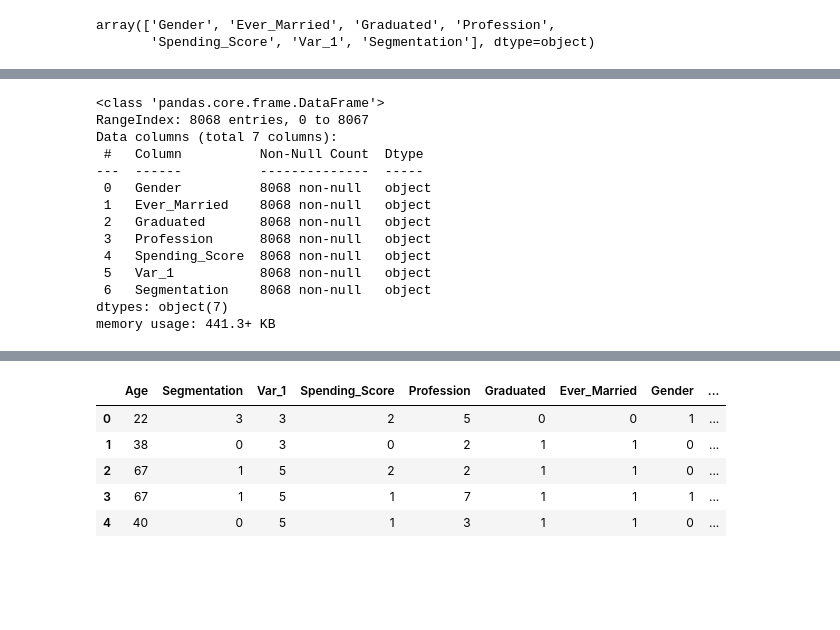
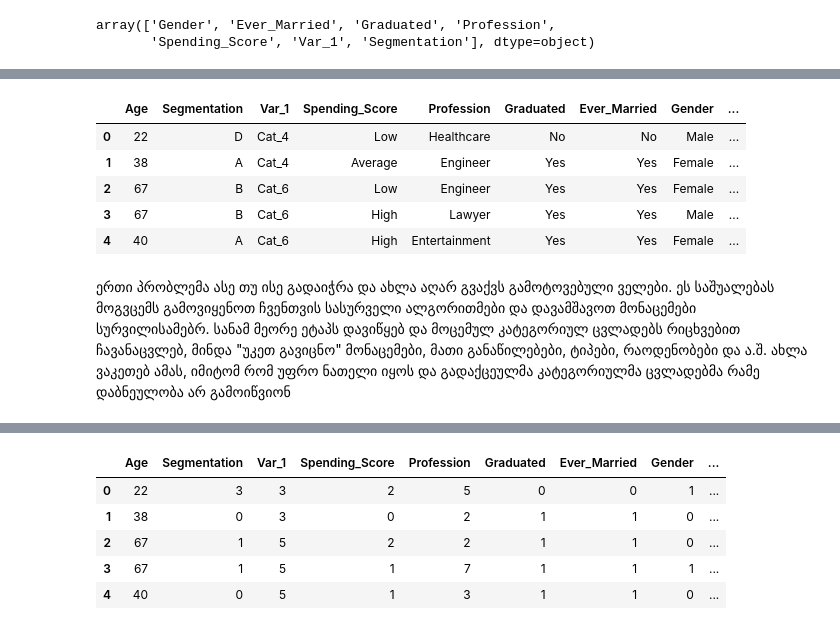
Before and after one commit to Mordyyy/Customer-Segmentation, a Jupyter notebook: Aroba18.ipynb, the cells around one changed output, grey strips where cells are left out. Drawn from its saved outputs; the diff is of its cells as text; code cells hidden in the pictures; blank space fills up the shorter version.

```diff
--- a/Aroba18.ipynb
+++ b/Aroba18.ipynb
@@ -114,23 +95,18 @@ memory usage: 189.2 KB
-# %%
-cat_data.info()
-# %% [output]
-<class 'pandas.core.frame.DataFrame'>
-RangeIndex: 8068 entries, 0 to 8067
-Data columns (total 7 columns):
- #   Column          Non-Null Count  Dtype
----  ------          --------------  -----
- 0   Gender          8068 non-null   object
- 1   Ever_Married    8068 non-null   object
- 2   Graduated       8068 non-null   object
- 3   Profession      8068 non-null   object
- 4   Spending_Score  8068 non-null   object
- 5   Var_1           8068 non-null   object
- 6   Segmentation    8068 non-null   object
-dtypes: object(7)
-memory usage: 441.3+ KB
 # %%
 for categorical in categoricals:
     data.insert(1, categorical, cat_data[categorical], True)
+# %%
+data.head(5)
+# %% [output]
+|  | Age | Segmentation | Var_1 | Spending_Score | Profession | Graduated | Ever_Married | Gender | ... |
+| 0 | 22 | D | Cat_4 | Low | Healthcare | No | No | Male | ... |
+| 1 | 38 | A | Cat_4 | Average | Engineer | Yes | Yes | Female | ... |
+| 2 | 67 | B | Cat_6 | Low | Engineer | Yes | Yes | Female | ... |
+| 3 | 67 | B | Cat_6 | High | Lawyer | Yes | Yes | Male | ... |
+| 4 | 40 | A | Cat_6 | High | Entertainment | Yes | Yes | Female | ... |
+# %% [markdown]
+ერთი პრობლემა ასე თუ ისე გადაიჭრა და ახლა აღარ გვაქვს გამოტოვებული ველები. ეს საშუალებას მოგვცემს გამოვიყენოთ ჩვენთვის სასურველი ალგორითმები და დავამშავოთ მონაცემები სურვილისამებრ.
+სანამ მეორე ეტაპს დავიწყებ და მოცემულ კატეგორიულ ცვლადებს რიცხვებით ჩავანაცვლებ, მინდა "უკეთ გავიცნო" მონაცემები, მათი განაწილებები, ტიპები, რაოდენობები და ა.შ. ახლა ვაკეთებ ამას, იმიტომ რომ უფრო ნათელი იყოს და გადაქცეულმა კატეგორიულმა ცვლადებმა რამე დაბნეულობა არ გამოიწვიონ
 # %%
 def draw_bar_plot(feature, cat_data):
     feature_count = cat_data[feature].value_counts()
```
Also changed, not shown: parts of 33 cells of this notebook.
